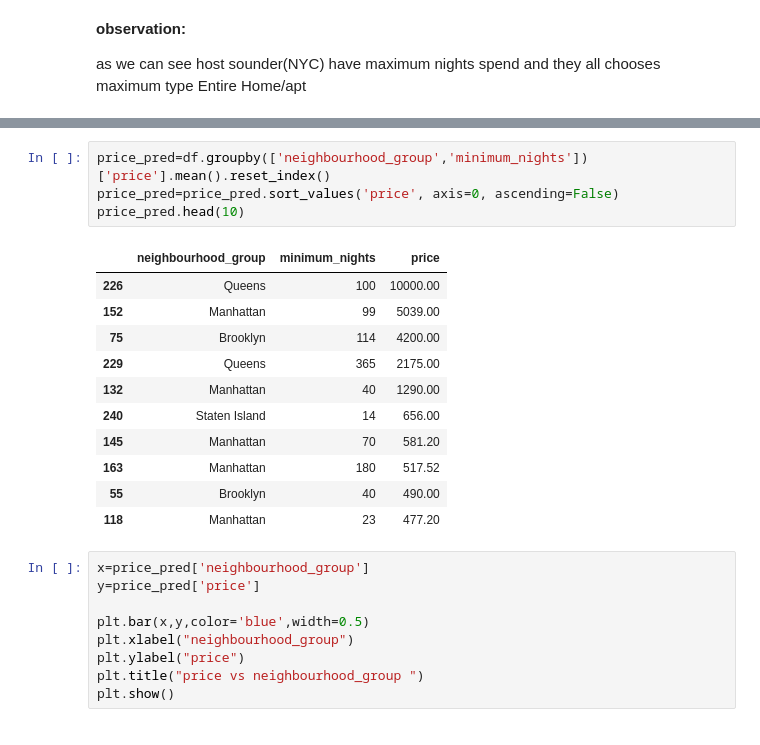
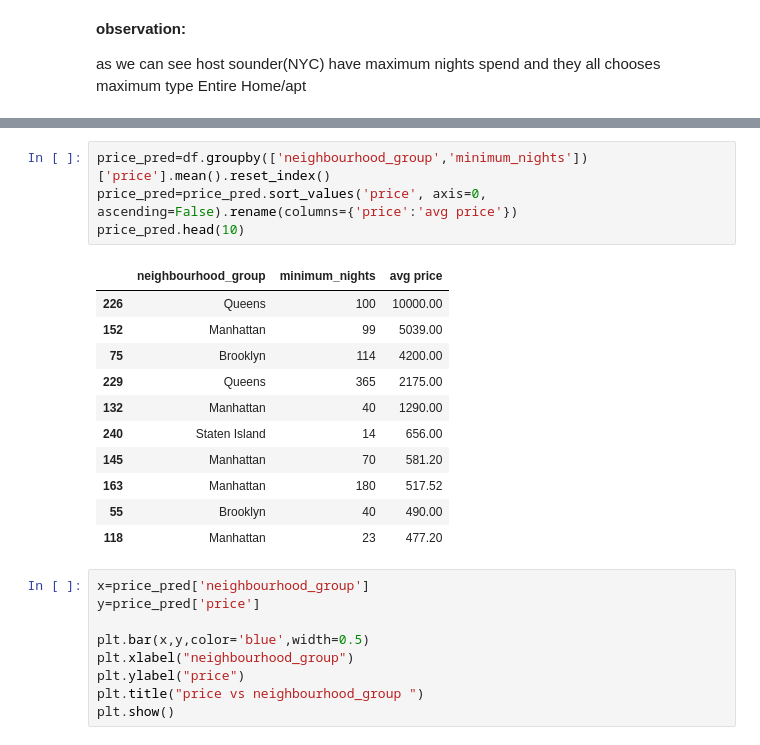
Before and after one commit to iamnaveenk/EDA_project_Airbnb, a Jupyter notebook: EDA_project_airbnb.ipynb, the cells around one changed output, grey strips where cells are left out. Cells and saved outputs as stored; diff of their text form.

```diff
--- a/EDA_project_airbnb.ipynb
+++ b/EDA_project_airbnb.ipynb
@@ -777,9 +771,9 @@ Index(['id', 'name', 'host_id', 'host_name', 'neighbourhood_group',
 # %%
 price_pred=df.groupby(['neighbourhood_group','minimum_nights'])['price'].mean().reset_index()
-price_pred=price_pred.sort_values('price', axis=0, ascending=False)
+price_pred=price_pred.sort_values('price', axis=0, ascending=False).rename(columns={'price':'avg price'})
 price_pred.head(10)
 # %% [output]
-|  | neighbourhood_group | minimum_nights | price |
+|  | neighbourhood_group | minimum_nights | avg price |
 | 226 | Queens | 100 | 10000.00 |
 | 152 | Manhattan | 99 | 5039.00 |
 | 75 | Brooklyn | 114 | 4200.00 |
```
Also changed, not shown: parts of 8 cells of this notebook.
